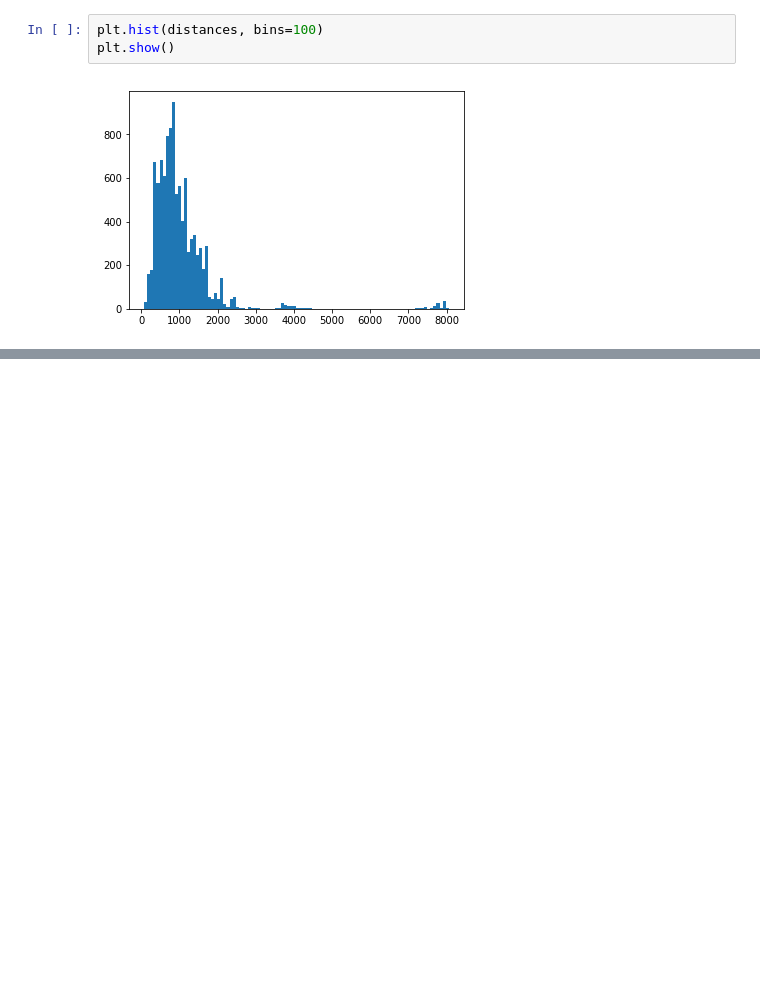
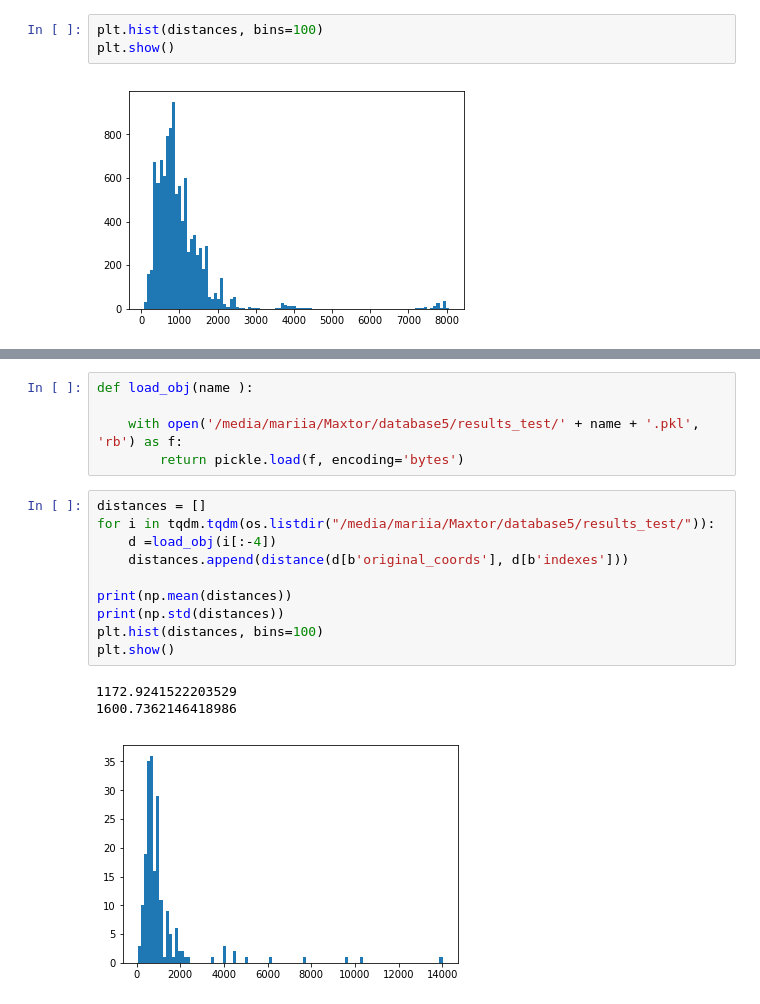
Before and after one commit to MariiaDrozdova/fermi, a Jupyter notebook: Deconvolution/Likelihood approach.ipynb, the cells around one changed output, grey strips where cells are left out. Cells and saved outputs as stored; diff of their text form; blank space fills up the shorter version.

Commit message:
test on 200 images

```diff
--- a/Deconvolution/Likelihood approach.ipynb
+++ b/Deconvolution/Likelihood approach.ipynb
@@ -86,0 +91,19 @@ for i in range(10):
+# %%
+def load_obj(name ):
+
+    with open('/media/mariia/Maxtor/database5/results_test/' + name + '.pkl', 'rb') as f:
+        return pickle.load(f, encoding='bytes')
+# %%
+distances = []
+for i in tqdm.tqdm(os.listdir("/media/mariia/Maxtor/database5/results_test/")):
+    d =load_obj(i[:-4])
+    distances.append(distance(d[b'original_coords'], d[b'indexes']))
+
+print(np.mean(distances))
+print(np.std(distances))
+plt.hist(distances, bins=100)
+plt.show()
+# %% [output]
+1172.9241522203529
+1600.7362146418986
+[figure, added]
```
Also changed, not shown: parts of 5 cells of this notebook, 3 other files.
